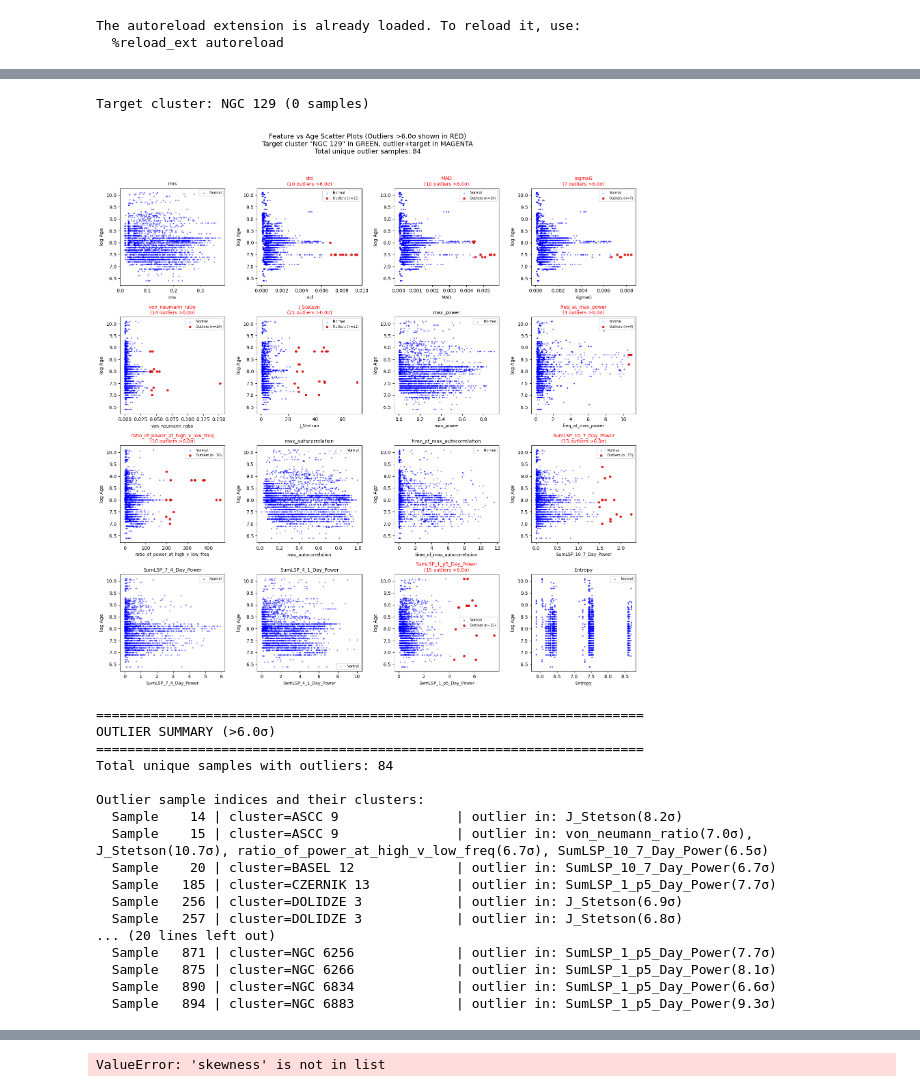
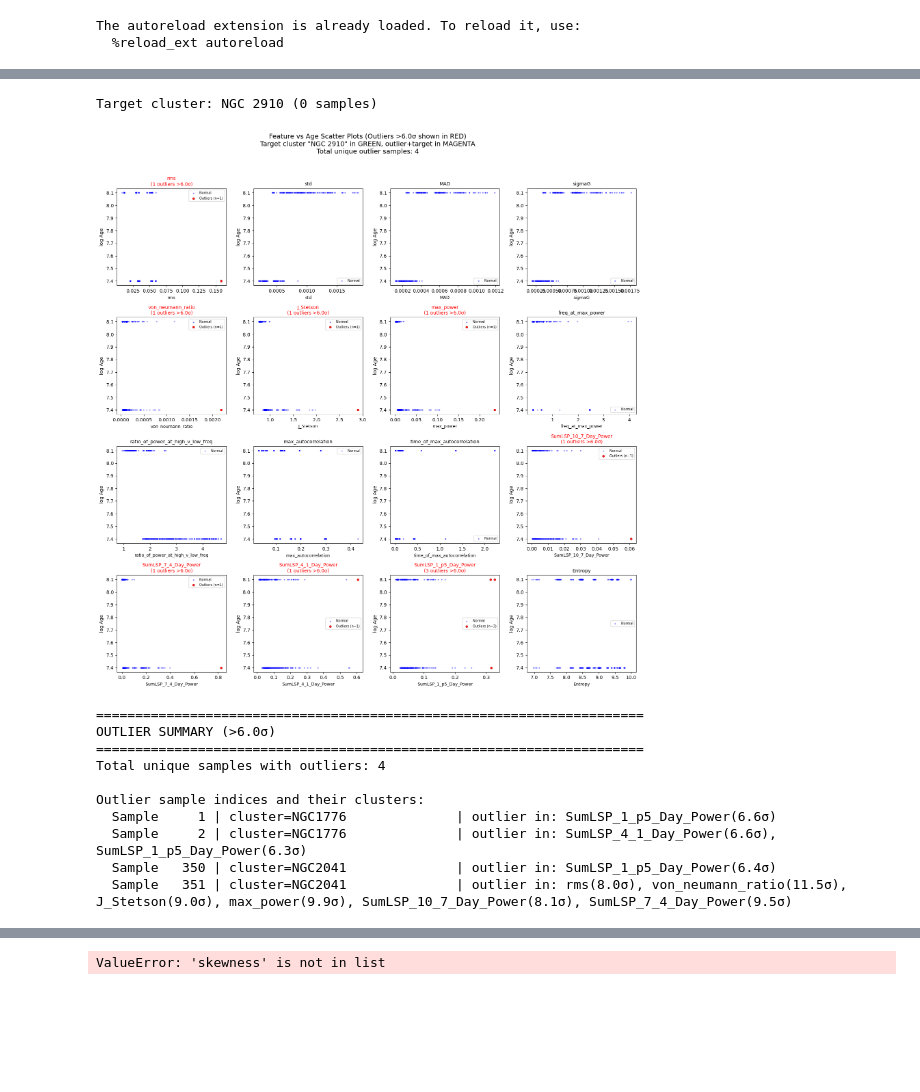
Before and after one commit to tobin-wainer/TESS_Cluster_Age_ML, a Jupyter notebook: GaussianNN_CGW/Model_Pipeline/0_5_EvaluateDataset.ipynb, the cells around one changed output, grey strips where cells are left out. Drawn from its saved outputs; the diff is of its cells as text; code cells hidden in the pictures; blank space fills up the shorter version.

```diff
--- a/GaussianNN_CGW/Model_Pipeline/0_5_EvaluateDataset.ipynb
+++ b/GaussianNN_CGW/Model_Pipeline/0_5_EvaluateDataset.ipynb
@@ -63,4 +63,13 @@ The autoreload extension is already loaded. To reload it, use:
 from pipeline_config import config, project_dir_path, temp_files_path
 
 # Dataset configuration
-dataset_name = 'traintest_data5.pkl'
+dataset_name = 'traintest_data6.pkl'
+
+
+import torch
+import pickle
+import numpy as np
+
+# Load data
+with open(temp_files_path + dataset_name, 'rb') as f:
+    X_train, X_test, period_train, period_test, y_train, y_test, feature_cols, train_cluster_names, test_cluster_names = pickle.load(f)
@@ -66,0 +91,6 @@ dataset_name = 'traintest_data5.pkl'
+# %%
+fig, ax = plt.subplots(1)
+ax.hist(y_train, alpha=0.5, label='train')
+ax.hist(y_test, alpha=0.5, label='test')
+ax.legend()
+plt.show()
@@ -294,17 +322,17 @@ Z_THRESHOLD = 6.0  # z-score threshold for outliers
                                  # Points that are both outliers AND in target cluster will be magenta
                                  # Set to None for default behavior (blue=normal, red=outlier)
 #target_cluster_name = '[SL63] 410'
-# target_cluster_name = 'NGC1932'
-# target_cluster_name = '[SL63] 106'
-target_cluster_name = 'NGC 129'
-# target_cluster_name = 'IC 2581'
+#target_cluster_name = 'NGC1932'
+#target_cluster_name = '[SL63] 106'
+#target_cluster_name = 'NGC 129'
+#target_cluster_name = 'IC 2581'
 # target_cluster_name = '[SL63] 763'
 # target_cluster_name = 'BSDL1674'
 # target_cluster_name = 'NGC2000'
 
-# target_cluster_name = 'NGC2003'
+#target_cluster_name = 'NGC2003'
 # target_cluster_name = '[SL63] 502'
-# target_cluster_name = 'NGC 2910'
+#target_cluster_name = 'NGC 2910'
 
 # Convert to numpy for plotting
 X_np = X_train.detach().cpu().numpy()
@@ -419,52 +447,45 @@ else:
              f'Total unique outlier samples: {len(all_outlier_indices)}')
 
 plt.suptitle(title, fontsize=14, y=1.02)
 plt.tight_layout()
 plt.show()
 
 # Print summary of outlier samples
 print(f'\n{"="*70}')
 print(f'OUTLIER SUMMARY (>{Z_THRESHOLD}σ)')
 print(f'{"="*70}')
 print(f'Total unique samples with outliers: {len(all_outlier_indices)}')
 
 if len(all_outlier_indices) > 0:
     print(f'\nOutlier sample indices and their clusters:')
     for idx in sorted(all_outlier_indices)[:30]:  # Show first 30
         # Find which features this sample is an outlier in
         outlier_features = []
         for i, col in enumerate(feature_cols):
             val = X_np[idx, i]
             mean = X_np[:, i].mean()
             std = X_np[:, i].std()
             if std > 0:
                 z = abs((val - mean) / std)
                 if z > Z_THRESHOLD:
                     outlier_features.append(f'{col}({z:.1f}σ)')
 
         # Mark if this is a target cluster sample
         target_marker = ' ★' if (target_cluster_mask is not None and target_cluster_mask[idx]) else ''
         print(f'  Sample {idx:>5d} | cluster={train_cluster_names[idx]:20s}{target_marker} | outlier in: {", ".join(outlier_features)}')
 # %% [output]
-Target cluster: NGC 129 (0 samples)
+Target cluster: NGC 2910 (0 samples)
-[figure, old version]
+[figure, new version]
 ======================================================================
 OUTLIER SUMMARY (>6.0σ)
 ======================================================================
-Total unique samples with outliers: 84
+Total unique samples with outliers: 4
 
 Outlier sample indices and their clusters:
-  Sample    14 | cluster=ASCC 9               | outlier in: J_Stetson(8.2σ)
-  Sample    15 | cluster=ASCC 9               | outlier in: von_neumann_ratio(7.0σ), J_Stetson(10.7σ), ratio_of_power_at_high_v_low_freq(6.7σ), SumLSP_10_7_Day_Power(6.5σ)
-  Sample    20 | cluster=BASEL 12             | outlier in: SumLSP_10_7_Day_Power(6.7σ)
-  Sample   185 | cluster=CZERNIK 13           | outlier in: SumLSP_1_p5_Day_Power(7.7σ)
-  Sample   256 | cluster=DOLIDZE 3            | outlier in: J_Stetson(6.9σ)
-  Sample   257 | cluster=DOLIDZE 3            | outlier in: J_Stetson(6.8σ)
-... (20 lines left out)
-  Sample   871 | cluster=NGC 6256             | outlier in: SumLSP_1_p5_Day_Power(7.7σ)
-  Sample   875 | cluster=NGC 6266             | outlier in: SumLSP_1_p5_Day_Power(8.1σ)
-  Sample   890 | cluster=NGC 6834             | outlier in: SumLSP_1_p5_Day_Power(6.6σ)
-  Sample   894 | cluster=NGC 6883             | outlier in: SumLSP_1_p5_Day_Power(9.3σ)
+  Sample     1 | cluster=NGC1776              | outlier in: SumLSP_1_p5_Day_Power(6.6σ)
+  Sample     2 | cluster=NGC1776              | outlier in: SumLSP_4_1_Day_Power(6.6σ), SumLSP_1_p5_Day_Power(6.3σ)
+  Sample   350 | cluster=NGC2041              | outlier in: SumLSP_1_p5_Day_Power(6.4σ)
+  Sample   351 | cluster=NGC2041              | outlier in: rms(8.0σ), von_neumann_ratio(11.5σ), J_Stetson(9.0σ), max_power(9.9σ), SumLSP_10_7_Day_Power(8.1σ), SumLSP_7_4_Day_Power(9.5σ)
 # %%
 # ==============================================================================
 # PLOT PERIODOGRAM OF OUTLIERS
```
Also changed, not shown: parts of 7 cells of this notebook, 3 other files.
